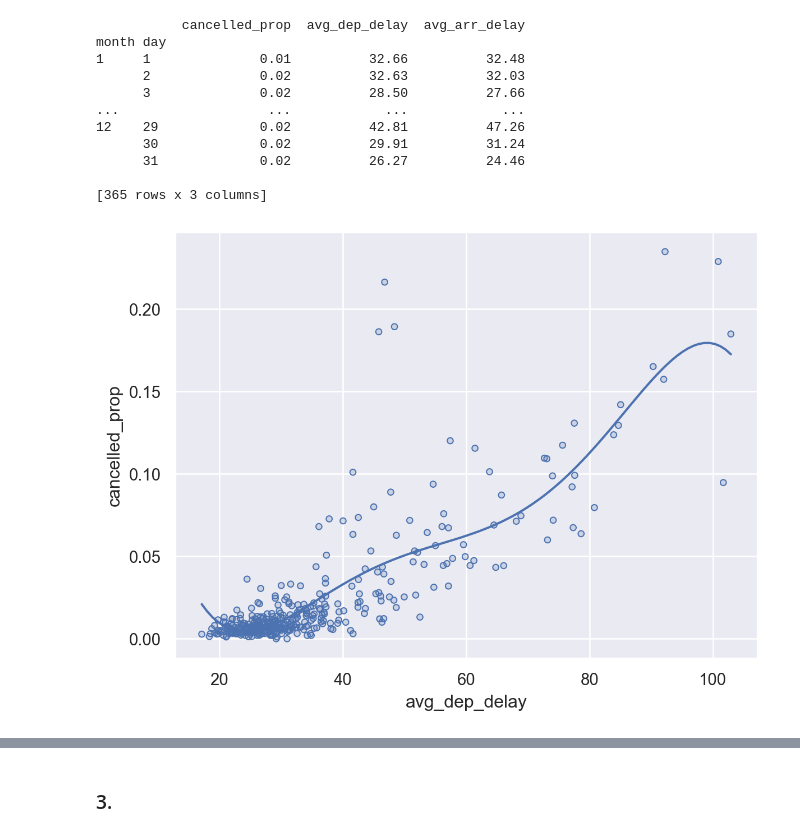
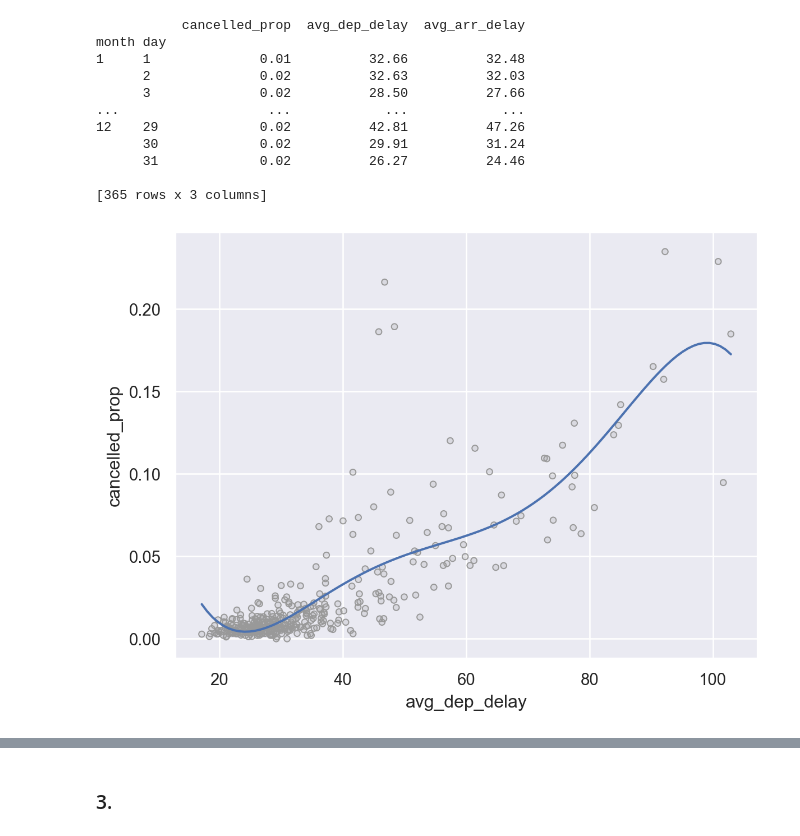
Before and after one commit to skcho13/ds23s2, a Jupyter notebook: contents/sol1.ipynb, the cells around one changed output, grey strips where cells are left out. Cells and saved outputs as stored; diff of their text form; code cells hidden in the pictures.

```diff
--- a/contents/ignore/sol1.ipynb
+++ b/contents/sol1.ipynb
@@ -43,6 +46,9 @@ np.set_printoptions(precision = 2, suppress=True)
 # 1. Had an arrival delay of two or more hours
 # Load the nycflight13 dataset
 flights = sm.datasets.get_rdataset("flights", "nycflights13").data.drop(columns="time_hour")
+# %%
+#| echo: false
+flights = pd.read_csv("data/flights.csv")
 # %%
 flights.query('arr_delay > 120').head(3)
 # %% [output]
@@ -369,10 +376,10 @@ month day
 # %%
 (
     so.Plot(cancelled_and_delays.query('cancelled_prop < .3'), x='avg_dep_delay', y='cancelled_prop')
-    .add(so.Dots())
+    .add(so.Dots(color=".6"))
     .add(so.Line(), so.PolyFit(5))
 )
 # %% [output]
-[figure, old version]
+[figure, new version]
 # %%
 (
```
Also changed, not shown: parts of 23 cells of this notebook, 57 other files.
